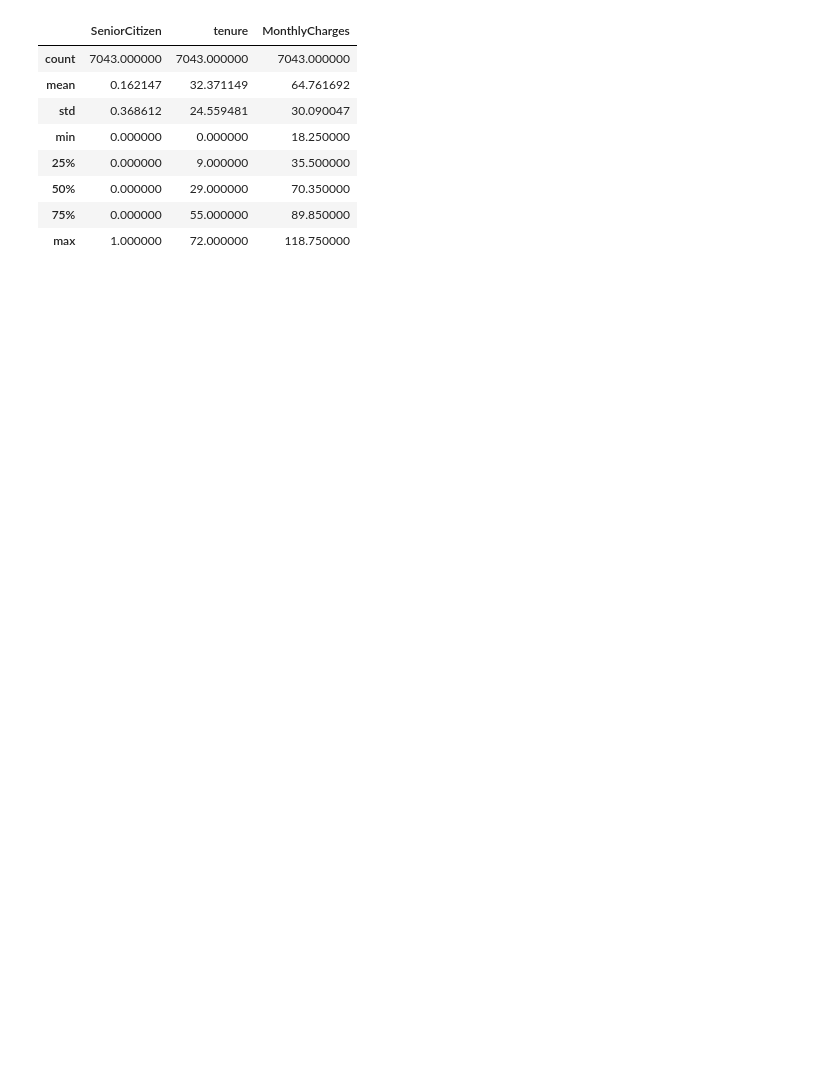
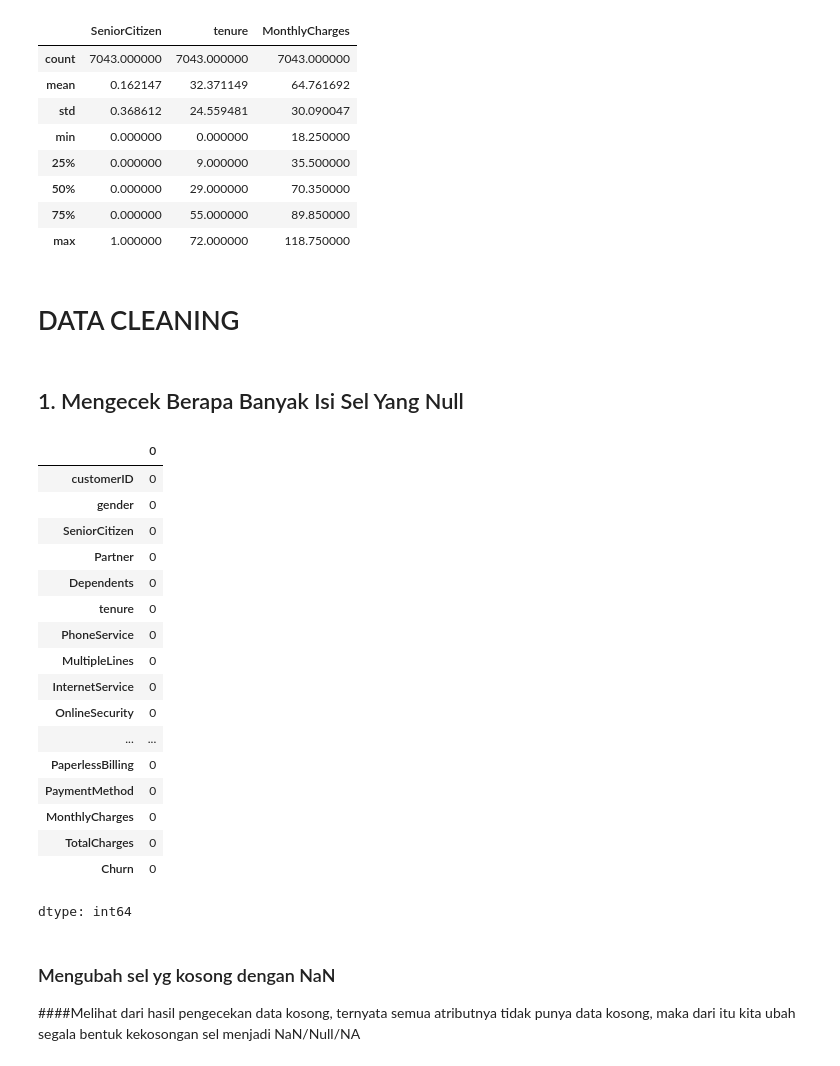
Before and after one commit to kumisganteng/PraktikumPBOB2, a Jupyter notebook: Improving_Customer_Retention_Analysis.ipynb, the cells around one changed output. Cells and saved outputs as stored; diff of their text form; code cells hidden in the pictures; blank space fills up the shorter version.

```diff
--- a/Improving_Customer_Retention_Analysis.ipynb
+++ b/Improving_Customer_Retention_Analysis.ipynb
@@ -28,3 +59,31 @@ churn_data.describe()
 | 50% | 0.000000 | 29.000000 | 70.350000 |
 | 75% | 0.000000 | 55.000000 | 89.850000 |
 | max | 1.000000 | 72.000000 | 118.750000 |
+# %% [markdown]
+# DATA CLEANING
+# %% [markdown]
+## 1. Mengecek Berapa Banyak Isi Sel Yang Null
+# %%
+churn_data.isnull().sum()
+# %% [output]
+|  | 0 |
+| customerID | 0 |
+| gender | 0 |
+| SeniorCitizen | 0 |
+| Partner | 0 |
+| Dependents | 0 |
+| tenure | 0 |
+| PhoneService | 0 |
+| MultipleLines | 0 |
+| InternetService | 0 |
+| OnlineSecurity | 0 |
+| ... | ... |
+| PaperlessBilling | 0 |
+| PaymentMethod | 0 |
+| MonthlyCharges | 0 |
+| TotalCharges | 0 |
+| Churn | 0 |
+dtype: int64
+# %% [markdown]
+### Mengubah sel yg kosong dengan NaN
+####Melihat dari hasil pengecekan data kosong, ternyata semua atributnya tidak punya data kosong, maka dari itu kita ubah segala bentuk kekosongan sel menjadi NaN/Null/NA
```
Also changed, not shown: parts of 14 cells of this notebook.
